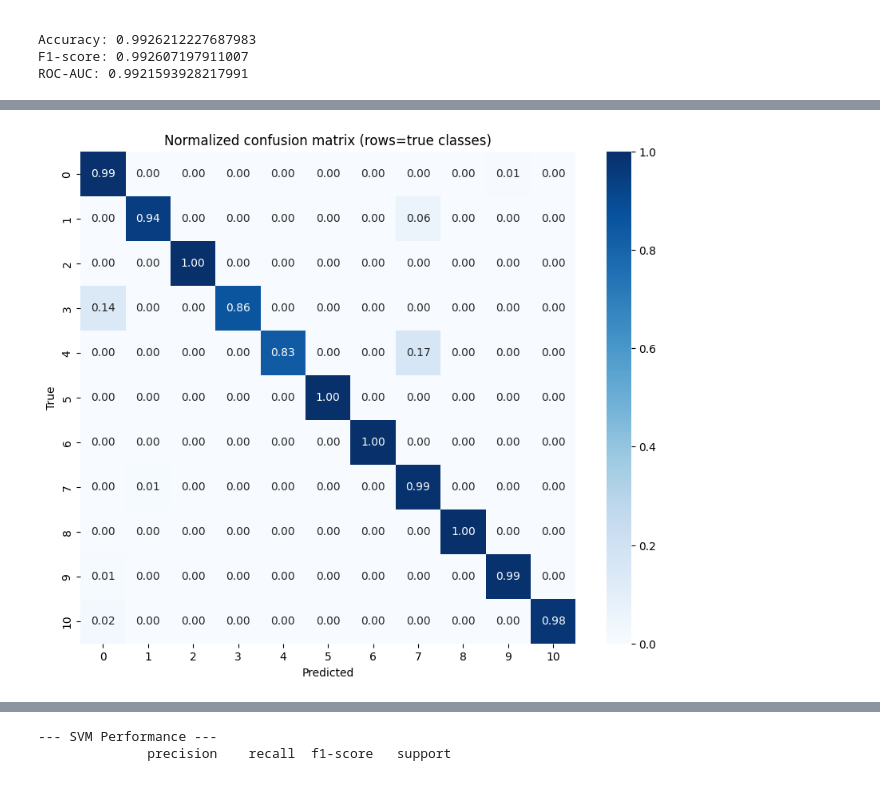
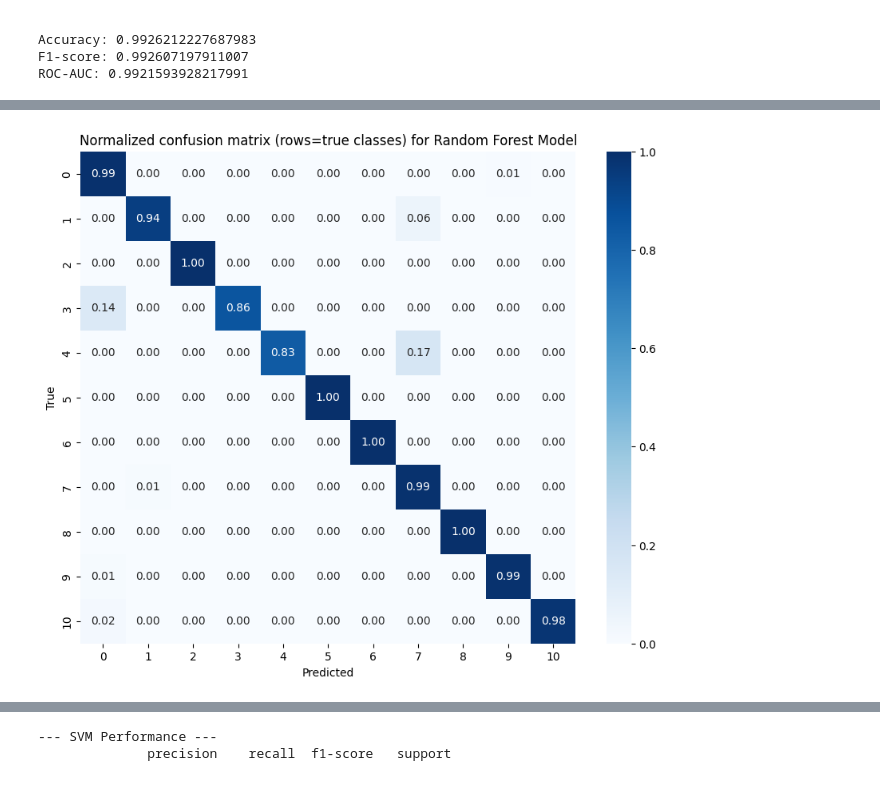
Before and after one commit to Andriguez/Machine-Learning-Project, a Jupyter notebook: notebook/project-notebook_v2.ipynb, the cells around one changed output, grey strips where cells are left out. Drawn from its saved outputs; the diff is of its cells as text; code cells hidden in the pictures.

```diff
--- a/notebook/project-notebook_v2.ipynb
+++ b/notebook/project-notebook_v2.ipynb
@@ -376,15 +386,15 @@ explainn what this figure represents
 # %%
 # Function to plot confusion matrix for all models dynamically
-def plot_confusion_matrix(test_data, prediction_data):
+def plot_confusion_matrix(test_data, prediction_data, model_name):
     cm = confusion_matrix(test_data, prediction_data)
     cm_norm = cm.astype('float') / cm.sum(axis=1)[:, np.newaxis]
     plt.figure(figsize=(10,8))
     sns.heatmap(cm_norm, annot=True, fmt='.2f', cmap='Blues')
-    plt.title("Normalized confusion matrix (rows=true classes)")
+    plt.title("Normalized confusion matrix (rows=true classes) for "+ model_name)
     plt.xlabel("Predicted")
     plt.ylabel("True")
     plt.show()
 
 #visualize confusion matrix for baseline model
-plot_confusion_matrix(y_test, y_prediction)
+plot_confusion_matrix(y_test, y_prediction, "Baseline Model")
 # %% [output]
@@ -484,5 +505,5 @@ plot_roc_curves(y_test, rf_proba)
 # %%
 # Visualizing Random Forest Confusion Matrix
-plot_confusion_matrix(y_test, rf_pred)
+plot_confusion_matrix(y_test, rf_pred, "Random Forest Model")
 # %% [output]
-[figure, old version]
+[figure, new version]
```
Also changed, not shown: parts of 43 cells of this notebook, 13 other files.
